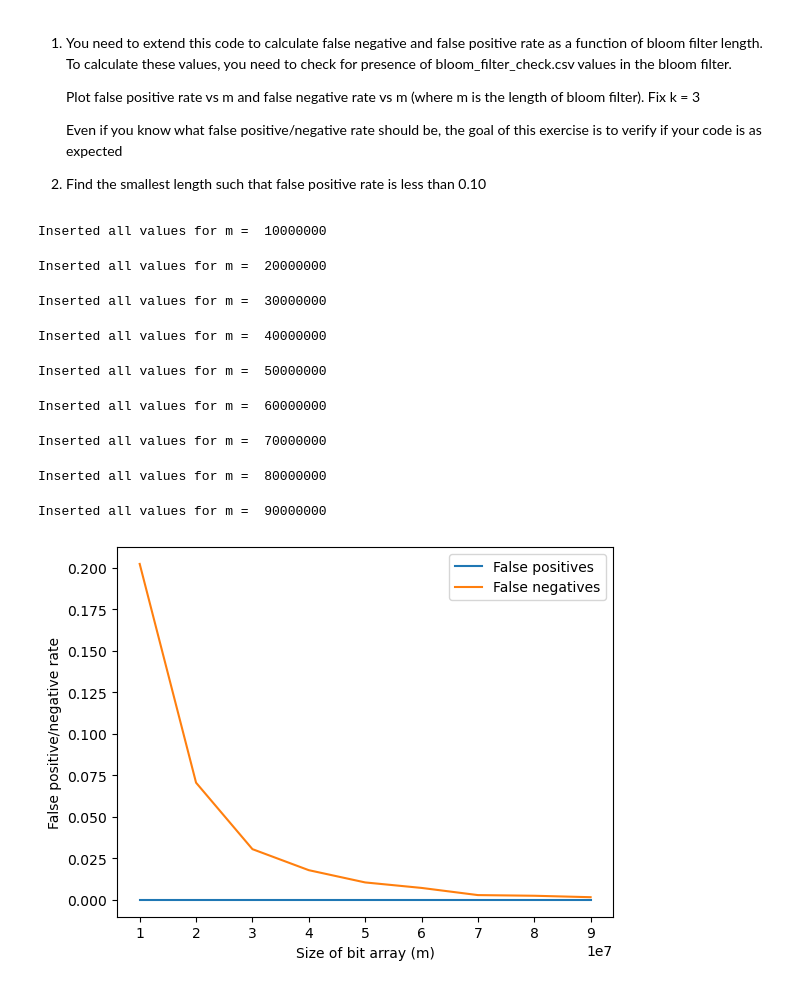
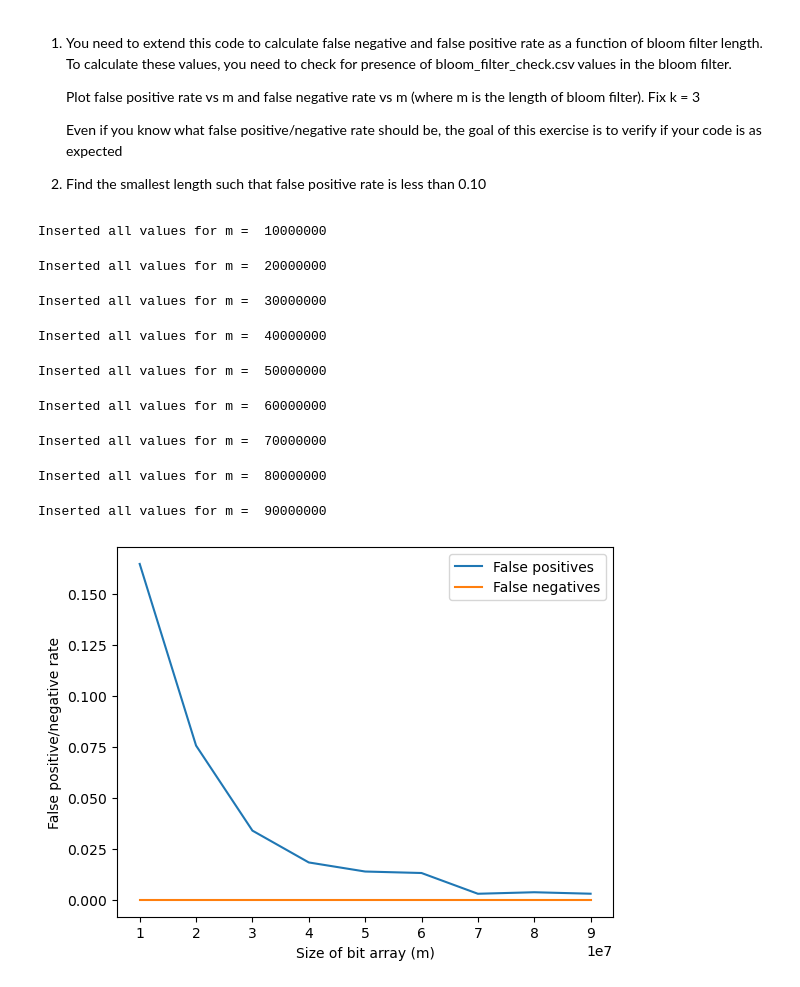
Before and after one commit to deliaqu/CS6386, a Jupyter notebook: HW1/bloom filter.ipynb, the cells around one changed output. Saved outputs shown, nothing was run; the diff lists cells and outputs as text; code cells hidden in the pictures.

```diff
--- a/HW1/bloom filter.ipynb
+++ b/HW1/bloom filter.ipynb
@@ -137,22 +137,22 @@ def plot_false_positives_and_negatives(m_values, false_positives, false_negative
 # %%
 values_to_check = pd.read_csv('bloom_filter_check.csv', header=None)[0].values
 insert_set = set(insert_lst)
 
 m_values = range(int(1e7), int(1e8), int(1e7))
 
-false_negatives, false_positives = test_bloom_filter(m_values, values_to_check, insert_set)
+false_positives, false_negatives = test_bloom_filter(m_values, values_to_check, insert_set)
 
 plot_false_positives_and_negatives(m_values, false_positives, false_negatives)
 # %% [output]
 Inserted all values for m =  10000000
 Inserted all values for m =  20000000
 Inserted all values for m =  30000000
 Inserted all values for m =  40000000
 Inserted all values for m =  50000000
 Inserted all values for m =  60000000
 Inserted all values for m =  70000000
 Inserted all values for m =  80000000
 Inserted all values for m =  90000000
-[figure, old version]
+[figure, new version]
 # %%
 m_values = range(int(1e7), int(2e7), int(1e6))
```
Also changed, not shown: parts of 4 cells of this notebook, 2 other files.
